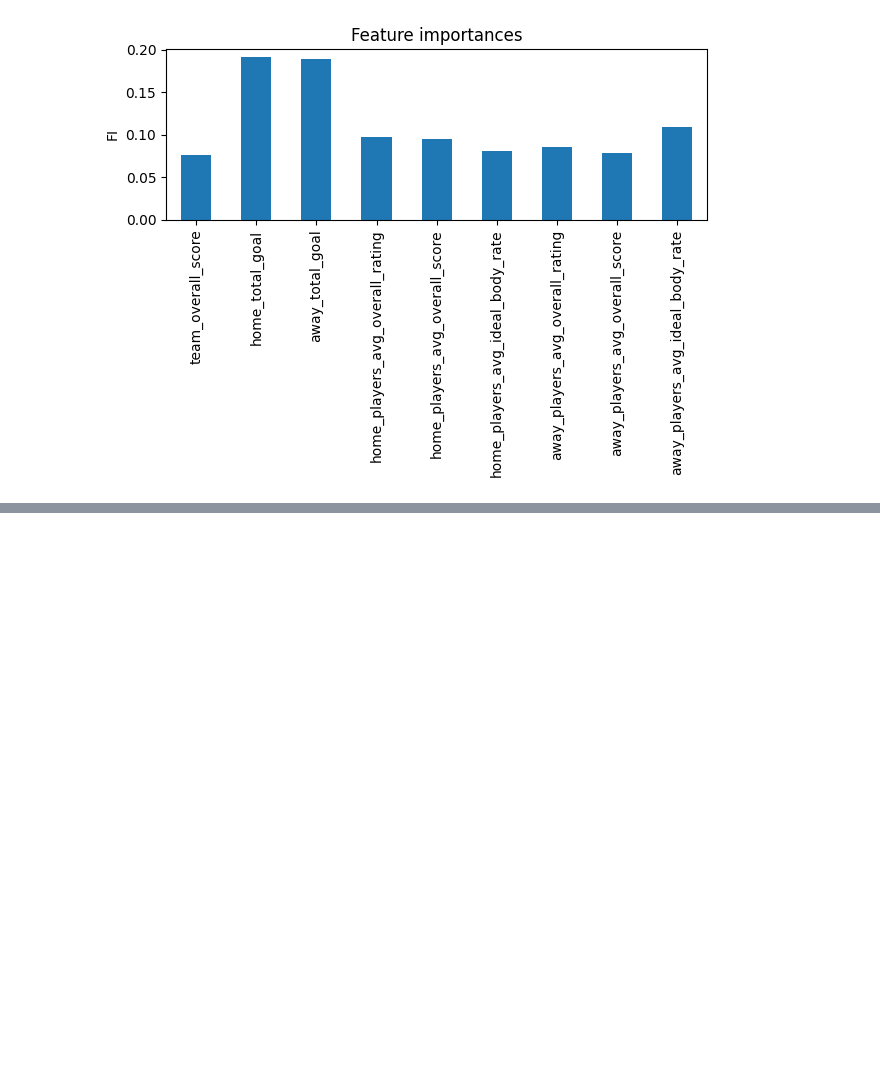
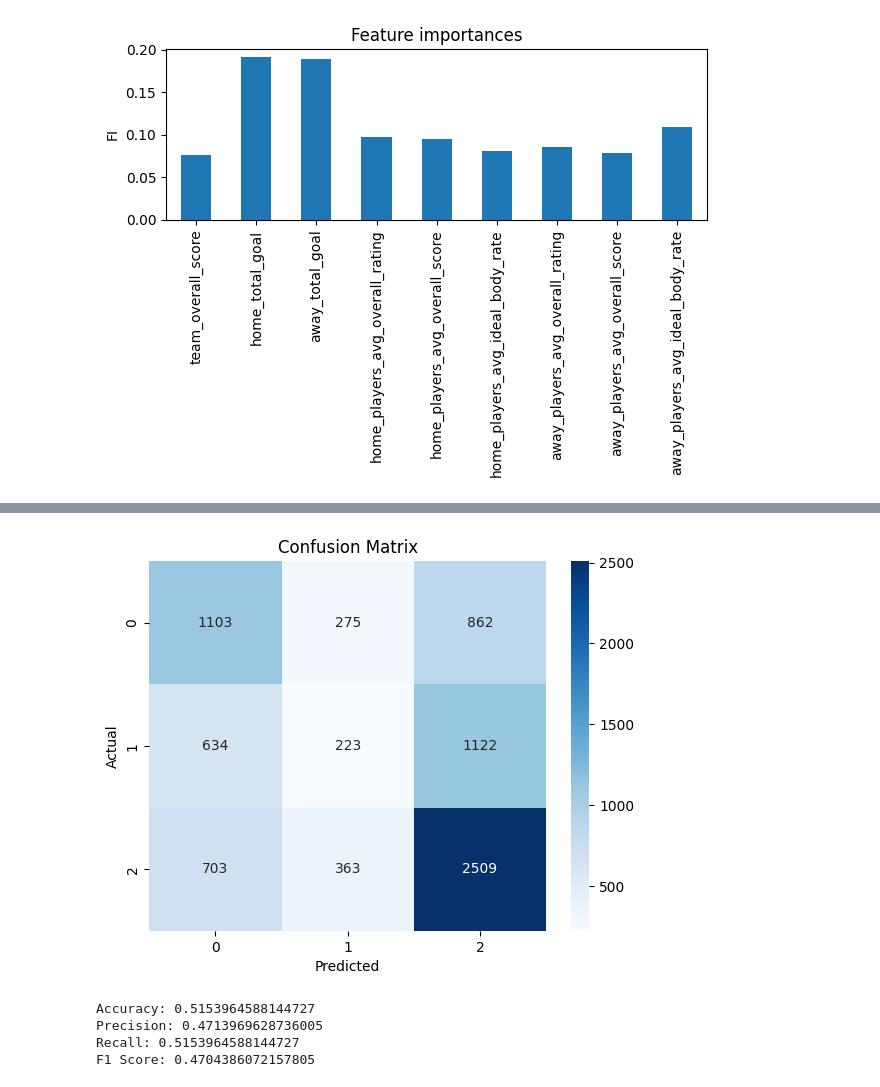
Before and after one commit to ravi7522/Football-Prediction, a Jupyter notebook: football_prediction.ipynb, the cells around one changed output, grey strips where cells are left out. Drawn from its saved outputs; the diff is of its cells as text; code cells hidden in the pictures; blank space fills up the shorter version.

Commit message:
Added nn
Added nural network to visualize the model how its performing with the data

```diff
--- a/football_prediction.ipynb
+++ b/football_prediction.ipynb
@@ -478,0 +457,12 @@ feature_importance(xb)
+# %%
+# Define the neural network architecture
+model = tf.keras.models.Sequential([
+    tf.keras.layers.Dense(518, activation='relu', input_shape=(9,)),
+    tf.keras.layers.Dropout(0.1),
+    tf.keras.layers.Dense(256, activation='relu'),
+    tf.keras.layers.Dropout(0.1),
+    tf.keras.layers.Dense(128, activation='relu'),
+    tf.keras.layers.Dropout(0.1),
+    tf.keras.layers.Dense(24, activation='relu'),
+    tf.keras.layers.Dense(3, activation='softmax')
+])
@@ -478,0 +489,8 @@ feature_importance(xb)
+# %%
+# Compile the model
+model.compile(optimizer='adam',
+              loss='categorical_crossentropy',
+              metrics=['accuracy'])
+# %%
+# Train the model
+model.fit(X_train, oh_encoded, epochs=50, batch_size=24)
@@ -478,0 +521,4 @@ feature_importance(xb)
+# %%
+# Make predictions
+predictions = model.predict(X_test)
+predicted_labels = tf.argmax(predictions, axis=1)
@@ -478,0 +527,11 @@ feature_importance(xb)
+# %%
+print_cm(y_test,predicted_labels)
+# %% [output]
+[figure, added]
+# %%
+calculate_performance_metrics(y_test,y_pred_xb)
+# %% [output]
+Accuracy: 0.5153964588144727
+Precision: 0.4713969628736005
+Recall: 0.5153964588144727
+F1 Score: 0.4704386072157805
```
Also changed, not shown: parts of 19 cells of this notebook, 1 other file.
